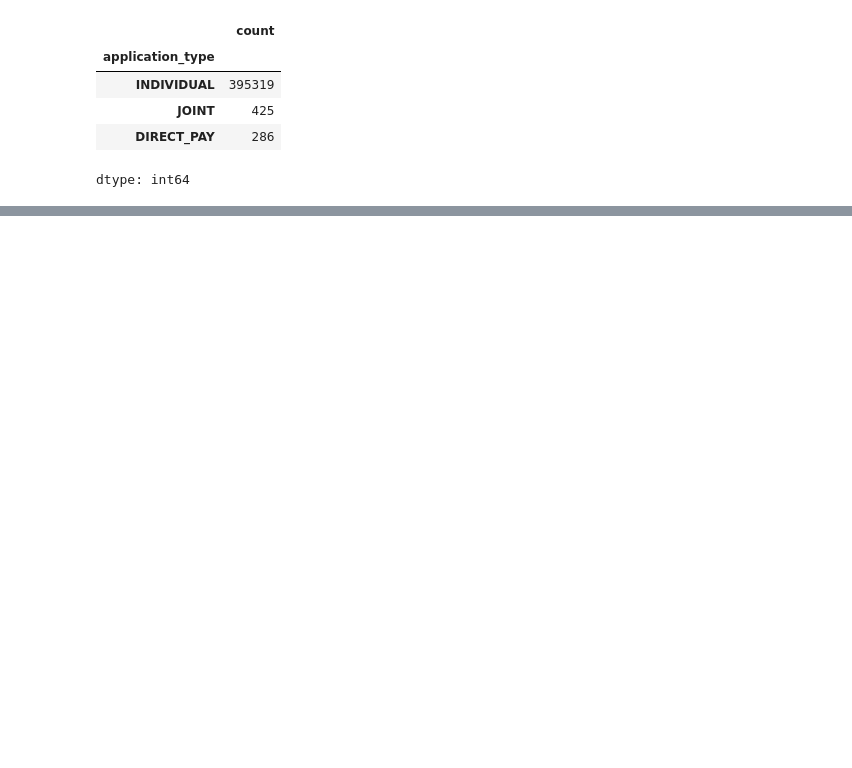
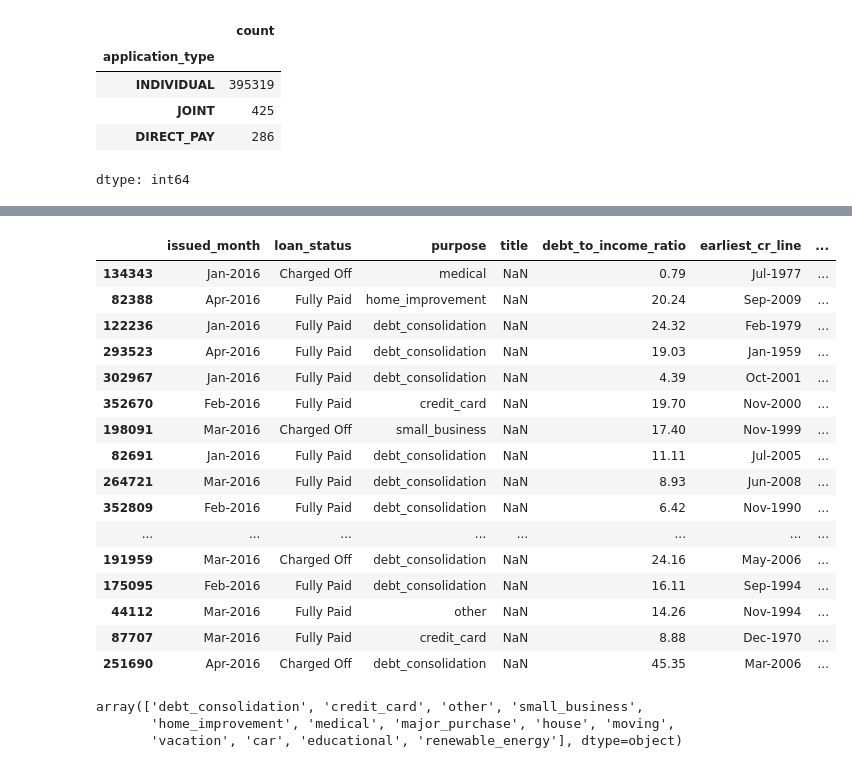
Before and after one commit to akshaykumar2972/Banking-Data-Analysis, a Jupyter notebook: Banking_Data_Analysis.ipynb, the cells around one changed output, grey strips where cells are left out. Saved outputs shown, nothing was run; the diff lists cells and outputs as text; code cells hidden in the pictures; blank space fills up the shorter version.

```diff
--- a/Banking_Data_Analysis.ipynb
+++ b/Banking_Data_Analysis.ipynb
@@ -236,0 +333,2 @@ df.describe(include='object')
+# %%
+df['occupation'].fillna('Unspecified', inplace=True)
@@ -236,0 +347,3 @@ df.describe(include='object')
+# %%
+median_val = df['years_of_experience'].median()
+df['years_of_experience'] = df['years_of_experience'].fillna(median_val)
@@ -236,0 +355,26 @@ df.describe(include='object')
+# %%
+df.iloc[:,11:20][df['title'].isna()].sample(25)
+# %% [output]
+|  | issued_month | loan_status | purpose | title | debt_to_income_ratio | earliest_cr_line | ... |
+| 134343 | Jan-2016 | Charged Off | medical | NaN | 0.79 | Jul-1977 | ... |
+| 82388 | Apr-2016 | Fully Paid | home_improvement | NaN | 20.24 | Sep-2009 | ... |
+| 122236 | Jan-2016 | Fully Paid | debt_consolidation | NaN | 24.32 | Feb-1979 | ... |
+| 293523 | Apr-2016 | Fully Paid | debt_consolidation | NaN | 19.03 | Jan-1959 | ... |
+| 302967 | Jan-2016 | Fully Paid | debt_consolidation | NaN | 4.39 | Oct-2001 | ... |
+| 352670 | Feb-2016 | Fully Paid | credit_card | NaN | 19.70 | Nov-2000 | ... |
+| 198091 | Mar-2016 | Charged Off | small_business | NaN | 17.40 | Nov-1999 | ... |
+| 82691 | Jan-2016 | Fully Paid | debt_consolidation | NaN | 11.11 | Jul-2005 | ... |
+| 264721 | Mar-2016 | Fully Paid | debt_consolidation | NaN | 8.93 | Jun-2008 | ... |
+| 352809 | Feb-2016 | Fully Paid | debt_consolidation | NaN | 6.42 | Nov-1990 | ... |
+| ... | ... | ... | ... | ... | ... | ... | ... |
+| 191959 | Mar-2016 | Charged Off | debt_consolidation | NaN | 24.16 | May-2006 | ... |
+| 175095 | Feb-2016 | Fully Paid | debt_consolidation | NaN | 16.11 | Sep-1994 | ... |
+| 44112 | Mar-2016 | Fully Paid | other | NaN | 14.26 | Nov-1994 | ... |
+| 87707 | Mar-2016 | Fully Paid | credit_card | NaN | 8.88 | Dec-1970 | ... |
+| 251690 | Apr-2016 | Charged Off | debt_consolidation | NaN | 45.35 | Mar-2006 | ... |
+# %%
+df[df['title'].isna()]['purpose'].unique()
+# %% [output]
+array(['debt_consolidation', 'credit_card', 'other', 'small_business',
+       'home_improvement', 'medical', 'major_purchase', 'house', 'moving',
+       'vacation', 'car', 'educational', 'renewable_energy'], dtype=object)
```
Also changed, not shown: parts of 29 cells of this notebook.
